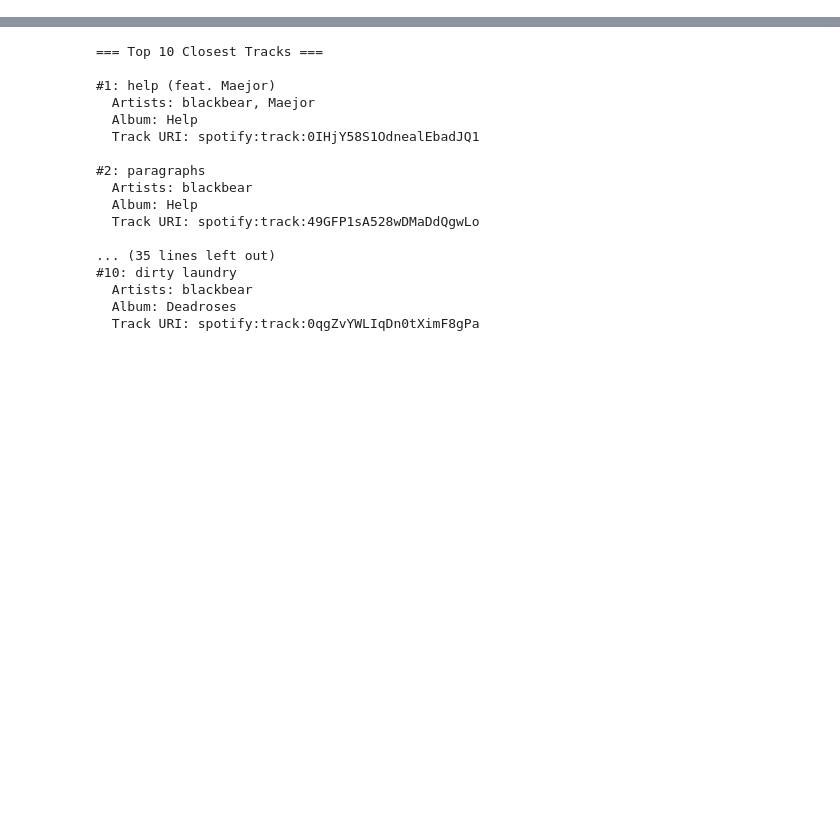
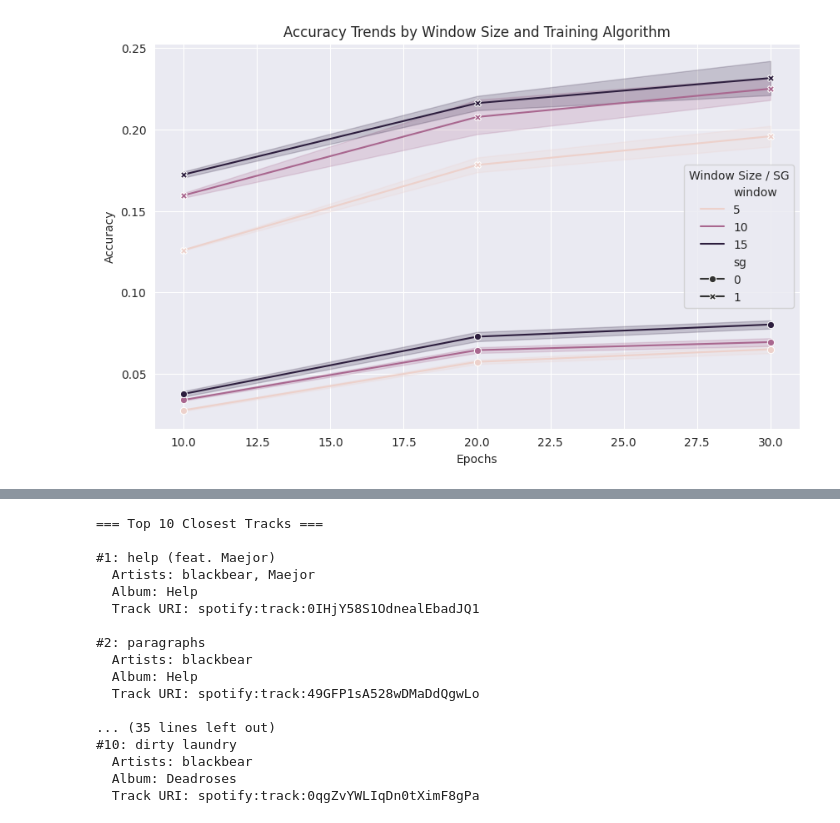
Before and after one commit to matthjs/adv-ml-music-recommendation, a Jupyter notebook: adv_ml_music_recommendation/test_vizualize.ipynb, the cells around one changed output, grey strips where cells are left out. Drawn from its saved outputs; the diff is of its cells as text; code cells hidden in the pictures; blank space fills up the shorter version.

```diff
--- a/adv_ml_music_recommendation/test_vizualize.ipynb
+++ b/adv_ml_music_recommendation/test_vizualize.ipynb
@@ -2,3 +2,44 @@
 import pandas as pd
 df_playlist = pd.read_csv("../data/track_playlist_association.csv")
 df_tracks = pd.read_csv("../data/matched_songs.csv")
+# %%
+import pandas as pd
+import seaborn as sns
+import matplotlib.pyplot as plt
+
+# Load the data
+data = [
+    (50, 5, 10, 0, 0.0270), (50, 5, 10, 1, 0.1262),
+    (50, 5, 20, 0, 0.0559), (50, 5, 20, 1, 0.1737),
+    (50, 5, 30, 0, 0.0626), (50, 5, 30, 1, 0.1895),
+    (50, 10, 10, 0, 0.0334), (50, 10, 10, 1, 0.1581),
+    (50, 10, 20, 0, 0.0627), (50, 10, 20, 1, 0.1971),
+    (50, 10, 30, 0, 0.0670), (50, 10, 30, 1, 0.2181),
+    (50, 15, 10, 0, 0.0359), (50, 15, 10, 1, 0.1705),
+    (50, 15, 20, 0, 0.0699), (50, 15, 20, 1, 0.2118),
+    (50, 15, 30, 0, 0.0777), (50, 15, 30, 1, 0.2211),
+    (100, 5, 10, 0, 0.0281), (100, 5, 10, 1, 0.1257),
+    (100, 5, 20, 0, 0.0586), (100, 5, 20, 1, 0.1828),
+    (100, 5, 30, 0, 0.0674), (100, 5, 30, 1, 0.2022),
+    (100, 10, 10, 0, 0.0344), (100, 10, 10, 1, 0.1610),
+    (100, 10, 20, 0, 0.0662), (100, 10, 20, 1, 0.2183),
+    (100, 10, 30, 0, 0.0718), (100, 10, 30, 1, 0.2320),
+    (100, 15, 10, 0, 0.0393), (100, 15, 10, 1, 0.1742),
+    (100, 15, 20, 0, 0.0756), (100, 15, 20, 1, 0.2206),
+    (100, 15, 30, 0, 0.0827), (100, 15, 30, 1, 0.2421)
+]
+
+df = pd.DataFrame(data, columns=["vector_size", "window", "epochs", "sg", "accuracy"])
+
+# Plot accuracy trends
+plt.figure(figsize=(10, 6))
+sns.lineplot(data=df, x="epochs", y="accuracy", hue="window", style="sg", markers=True, dashes=False)
+
+plt.title("Accuracy Trends by Window Size and Training Algorithm")
+plt.xlabel("Epochs")
+plt.ylabel("Accuracy")
+plt.legend(title="Window Size / SG")
+plt.grid(True)
+plt.show()
+# %% [output]
+[figure, added]
```
Also changed, not shown: parts of 1 cell of this notebook, 5 other files.
